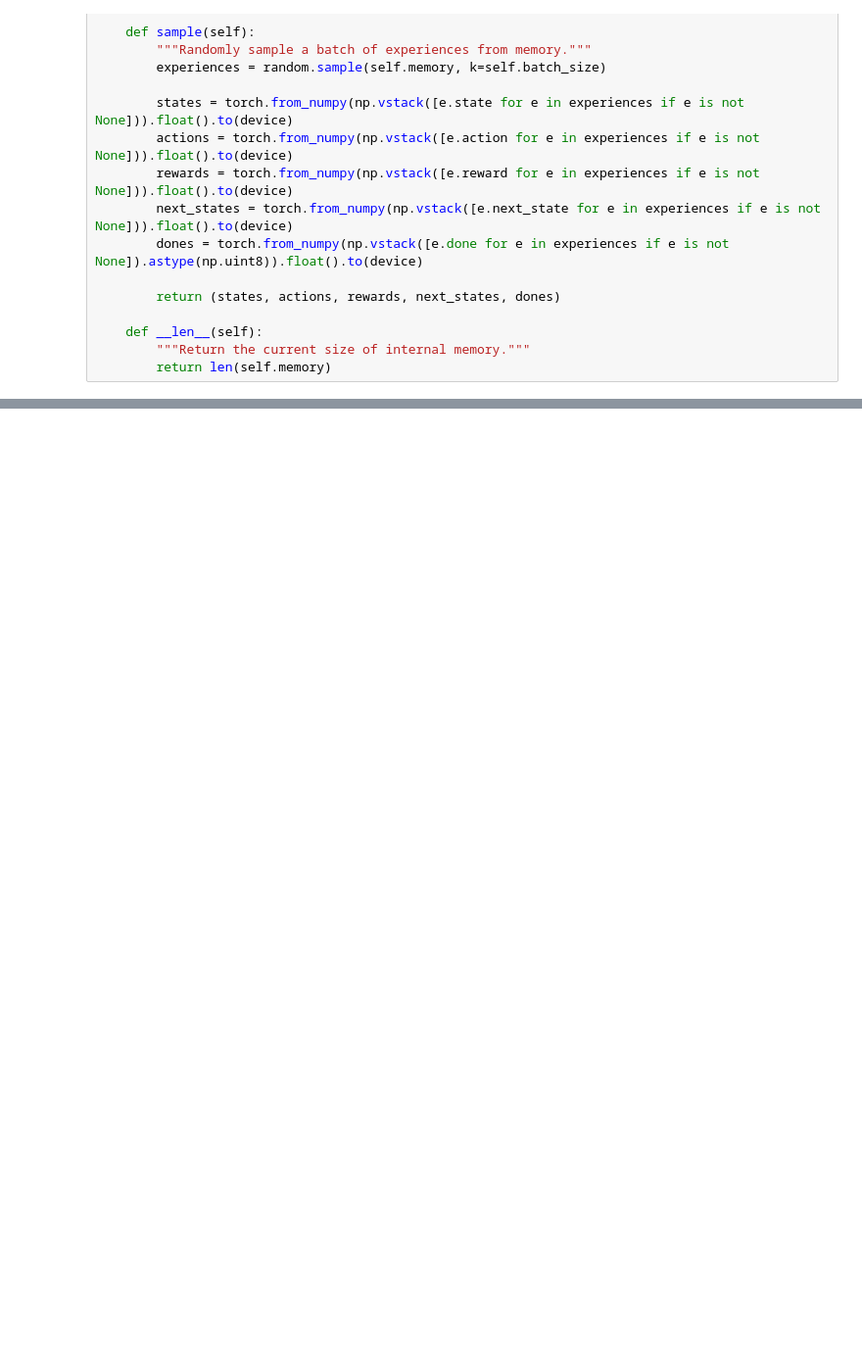
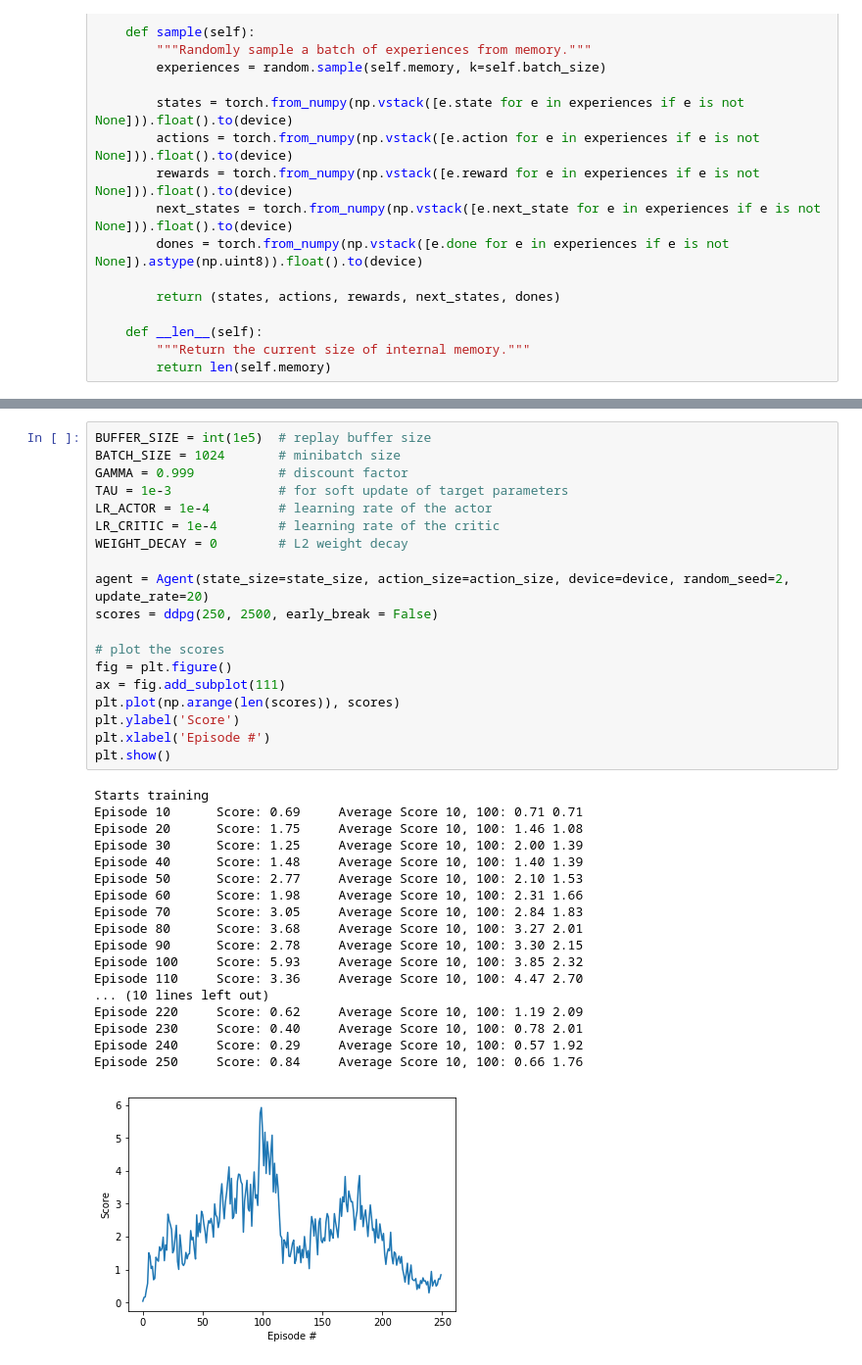
Before and after one commit to EternalSH/deep-reinforcement-learning, a Jupyter notebook: p2_continuous-control/Continuous_Control.ipynb, the cells around one changed output, grey strips where cells are left out. Shown: that part at 98% size. Drawn from its saved outputs; the diff is of its cells as text; blank space fills up the shorter version.

```diff
--- a/p2_continuous-control/Continuous_Control.ipynb
+++ b/p2_continuous-control/Continuous_Control.ipynb
@@ -533,0 +511,38 @@ plt.show()
+# %%
+BUFFER_SIZE = int(1e5)  # replay buffer size
+BATCH_SIZE = 1024       # minibatch size
+GAMMA = 0.999           # discount factor
+TAU = 1e-3              # for soft update of target parameters
+LR_ACTOR = 1e-4         # learning rate of the actor
+LR_CRITIC = 1e-4        # learning rate of the critic
+WEIGHT_DECAY = 0        # L2 weight decay
+
+agent = Agent(state_size=state_size, action_size=action_size, device=device, random_seed=2, update_rate=20)
+scores = ddpg(250, 2500, early_break = False)
+
+# plot the scores
+fig = plt.figure()
+ax = fig.add_subplot(111)
+plt.plot(np.arange(len(scores)), scores)
+plt.ylabel('Score')
+plt.xlabel('Episode #')
+plt.show()
+# %% [output]
+Starts training
+Episode 10      Score: 0.69     Average Score 10, 100: 0.71 0.71
+Episode 20      Score: 1.75     Average Score 10, 100: 1.46 1.08
+Episode 30      Score: 1.25     Average Score 10, 100: 2.00 1.39
+Episode 40      Score: 1.48     Average Score 10, 100: 1.40 1.39
+Episode 50      Score: 2.77     Average Score 10, 100: 2.10 1.53
+Episode 60      Score: 1.98     Average Score 10, 100: 2.31 1.66
+Episode 70      Score: 3.05     Average Score 10, 100: 2.84 1.83
+Episode 80      Score: 3.68     Average Score 10, 100: 3.27 2.01
+Episode 90      Score: 2.78     Average Score 10, 100: 3.30 2.15
+Episode 100     Score: 5.93     Average Score 10, 100: 3.85 2.32
+Episode 110     Score: 3.36     Average Score 10, 100: 4.47 2.70
+... (10 lines left out)
+Episode 220     Score: 0.62     Average Score 10, 100: 1.19 2.09
+Episode 230     Score: 0.40     Average Score 10, 100: 0.78 2.01
+Episode 240     Score: 0.29     Average Score 10, 100: 0.57 1.92
+Episode 250     Score: 0.84     Average Score 10, 100: 0.66 1.76
+[figure, added]
```
Also changed, not shown: parts of 31 cells of this notebook, 2 other files.
